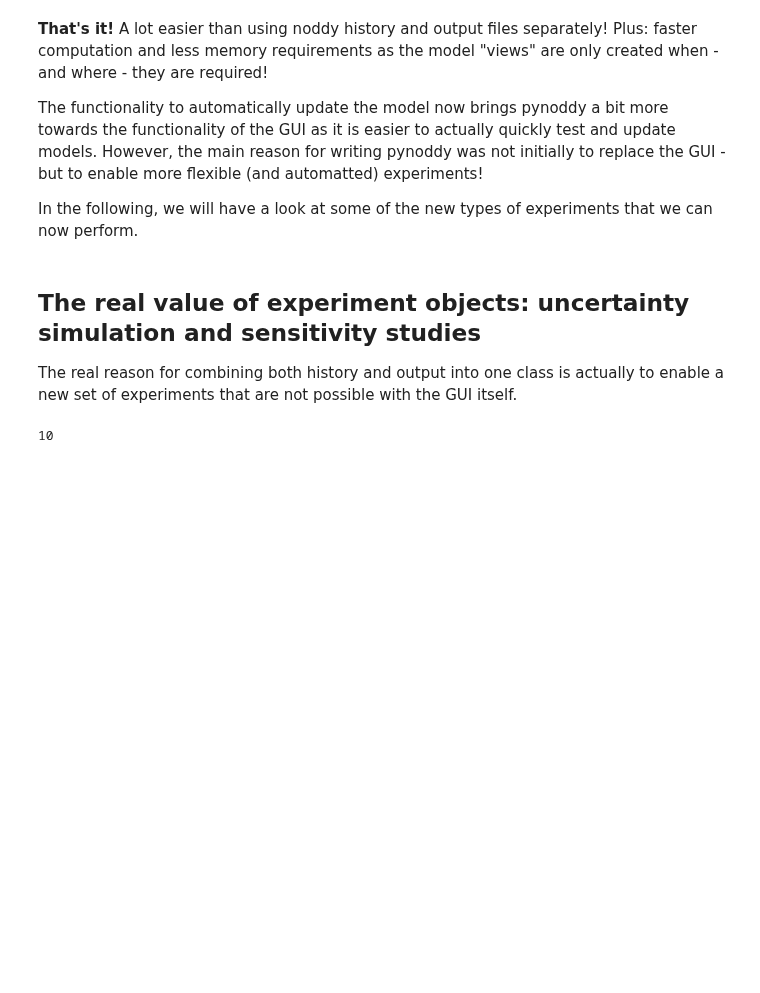
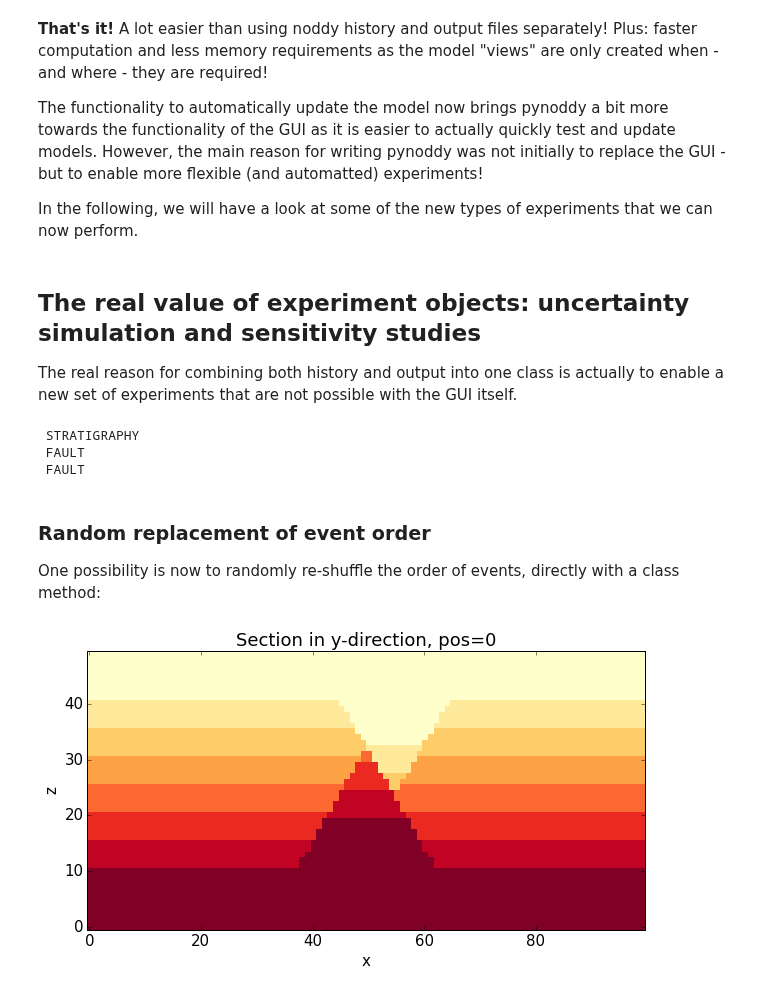
Before and after one commit to cgre-aachen/pynoddy, a Jupyter notebook: docs/notebooks/8-Experiments.ipynb, the cells around one changed output. Drawn from its saved outputs; the diff is of its cells as text; code cells hidden in the pictures; blank space fills up the shorter version.

```diff
--- a/docs/notebooks/8-Experiments.ipynb
+++ b/docs/notebooks/8-Experiments.ipynb
@@ -89,4 +87,19 @@ c.x = 10
-# %%
-c.x
-# %% [output]
-10
+# %%
+reload(pynoddy.experiment)
+
+# Start again with the original model
+his_filename = "two_faults_sensi.his"
+ex1 = pynoddy.experiment.Experiment(his_file = his_filename)
+# %% [output]
+ STRATIGRAPHY
+ FAULT
+ FAULT
+# %% [markdown]
+### Random replacement of event order
+
+One possibility is now to randomly re-shuffle the order of events, directly with a class method:
+# %%
+ex1.shuffle_event_order([2,3])
+ex1.plot_section(colorbar = False)
+# %% [output]
+[figure, added]
```
Also changed, not shown: parts of 29 cells of this notebook, 16 other files.
